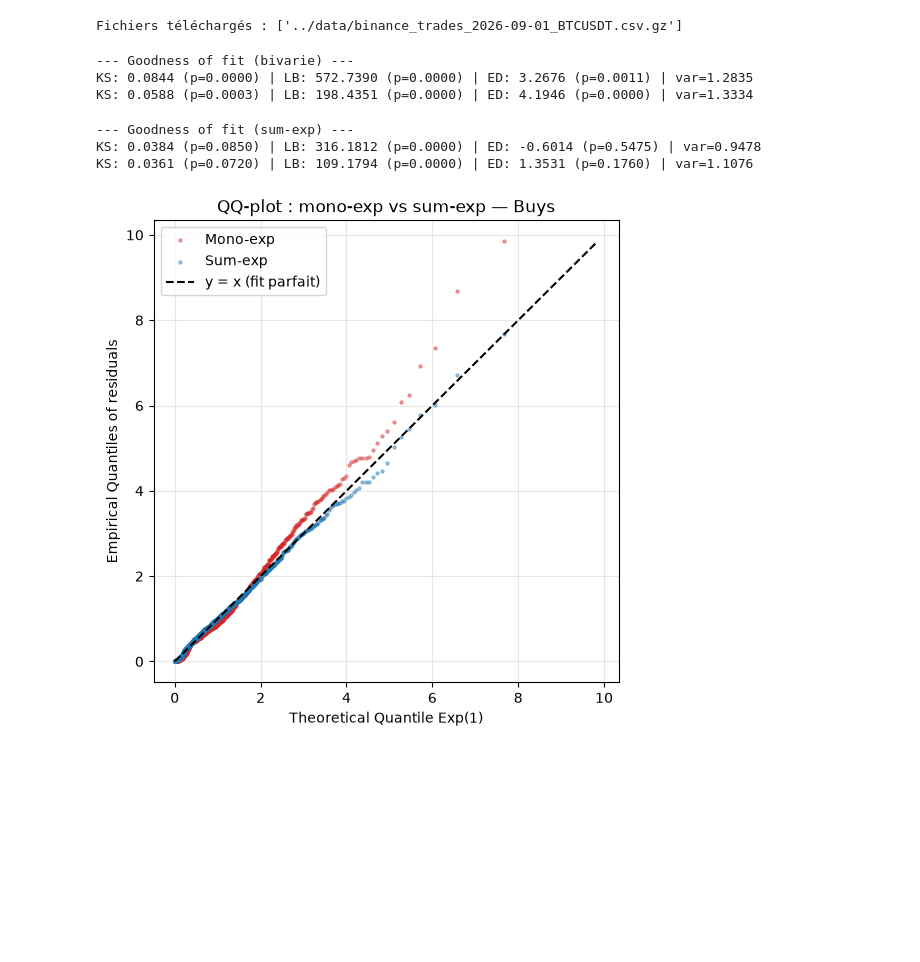
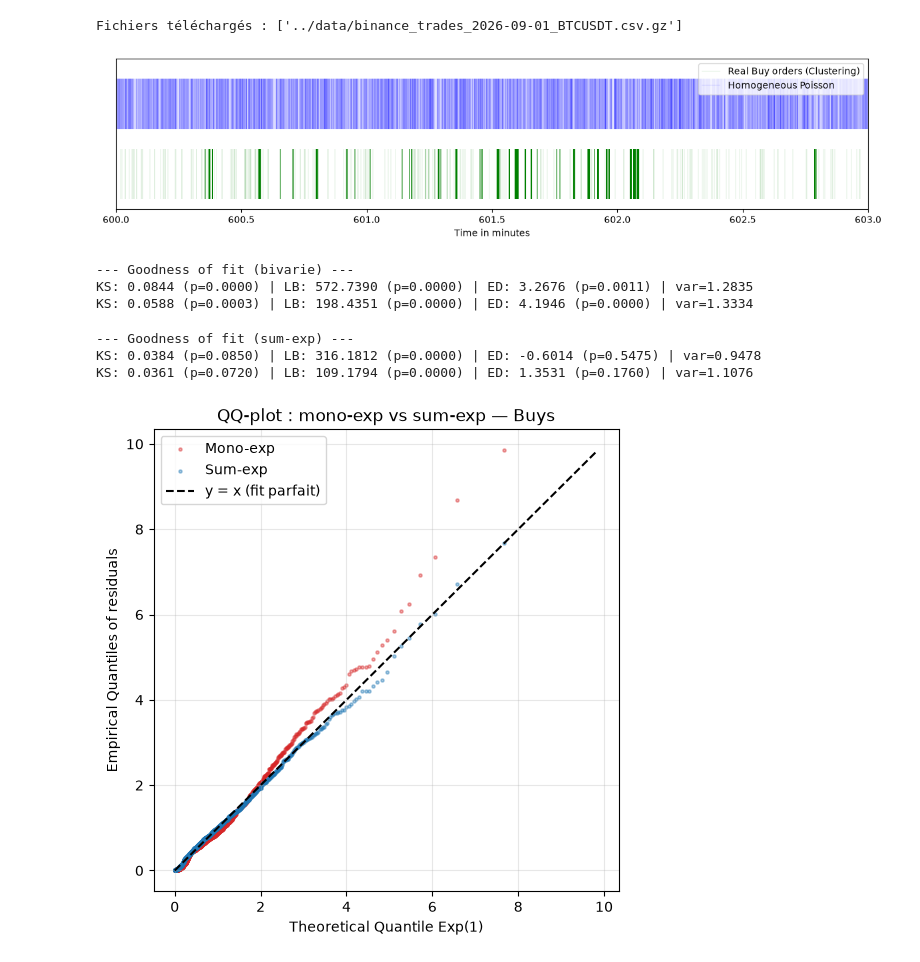
Before and after one commit to Maxime-Skryma/Spread_Crypto, a Jupyter notebook: notebooks/BTC_Hawkes.ipynb, the cells around one changed output. Cells and saved outputs as stored; diff of their text form; code cells hidden in the pictures; blank space fills up the shorter version.

Commit message:
we succeded writing our barcode plot

```diff
--- a/notebooks/BTC_Hawkes.ipynb
+++ b/notebooks/BTC_Hawkes.ipynb
@@ -82,3 +69,51 @@ plt.show()
+# %%
+df_bar = df.copy()
+
+# temporal normalisation
+df_bar["timestamp"] = df_bar["timestamp"] - df_bar["timestamp"].iloc[0]
+
+# Conversion in minutes
+df_bar["timestamp_minutes"] = df_bar["timestamp"] / 6e7
+
+# Filter
+mask_buy = (df_bar["side"] == 'buy') & (df_bar["timestamp_minutes"] >= minute_debut) & (df_bar["timestamp_minutes"] <= minute_fin)
+
+buy_zoom = df_bar.loc[mask_buy, "timestamp_minutes"].to_numpy()
+
+
+minute_start = 600.0
+minute_end = 603.0
+
+T_max = minute_end - minute_start  # Here, 3.0 minutes
+lambda_poisson = len(buy_zoom) / T_max
+
+N_poisson = np.random.poisson(lambda_poisson * T_max)
+
+poisson_events = np.sort(np.random.uniform(0, T_max, N_poisson))
+
+# Shift to align simulated events with the actual observation window
+poisson_events += minute_start
+
+# Comparative visualization
+fig, ax = plt.subplots(figsize=(12, 3))
+ax.set_ylim(0, 1.5) # Extended limit to stack the timelines
+ax.set_xlim(minute_start, minute_end)
+ax.set_xticks(np.arange(minute_start, minute_end + 0.1, 0.5))
+
+# Display actual data (empirical Hawkes) at the bottom
+ax.vlines(x=buy_zoom, ymin=0.1, ymax=0.6, color='green', linewidth=0.3, alpha=0.3, label='Real Buy orders (Clustering)')
+
+# Display Poisson process (memoryless) at the top
+ax.vlines(x=poisson_events, ymin=0.8, ymax=1.3, color='blue', linewidth=0.3, alpha=0.3, label='Homogeneous Poisson')
+
+ax.get_yaxis().set_visible(False)
+ax.set_xlabel('Time in minutes')
+ax.legend(loc='upper right')
+
+plt.tight_layout()
+plt.show()
+# %% [output]
+[figure, added]
 # %%
 # Make the DataFrame workable for Hawkes processes
 
```
Also changed, not shown: parts of 1 cell of this notebook.
